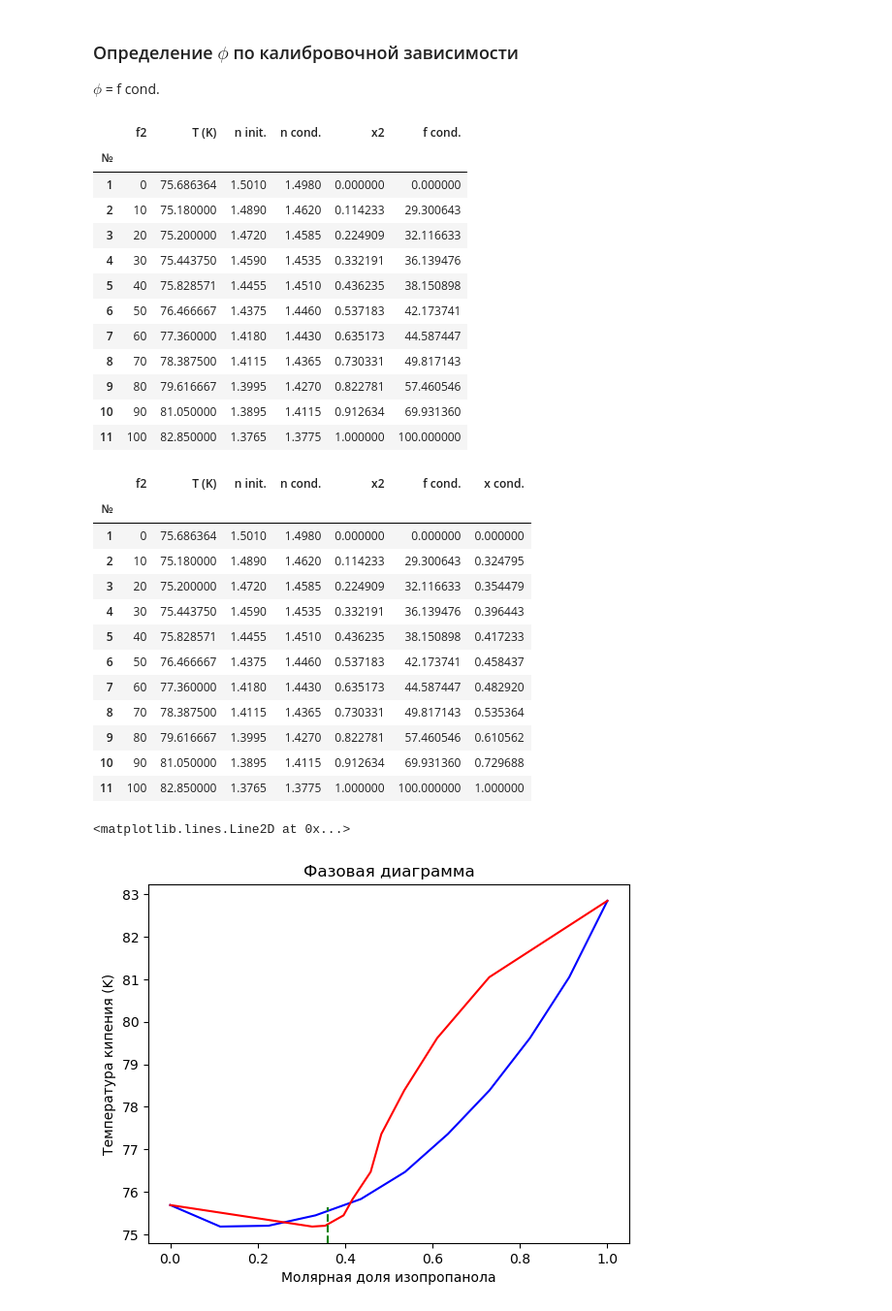
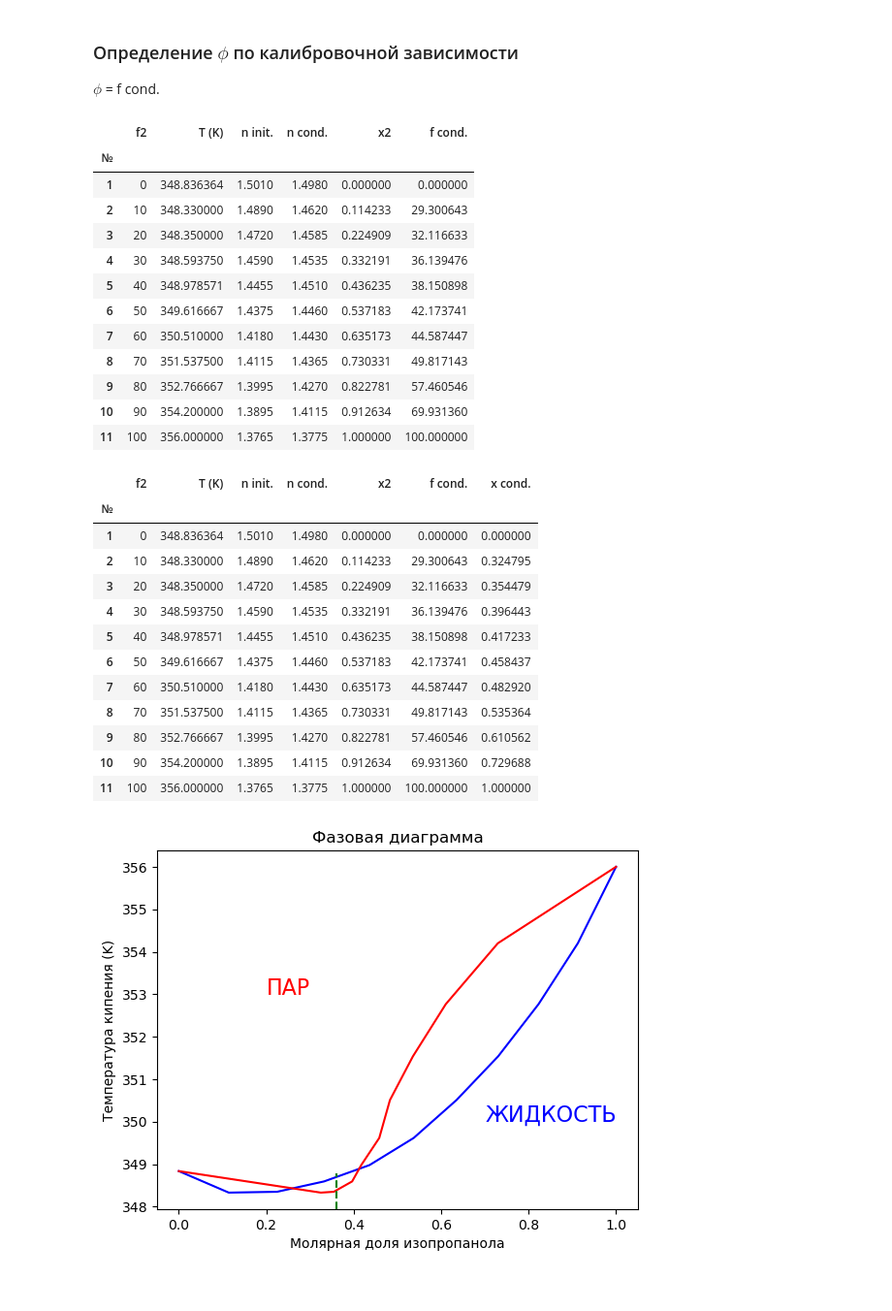
Before and after one commit to ifidontrelapse/MSUPractice, a Jupyter notebook: PhysChemPrac/пар-жидкость/vapour-liquid.ipynb, the cells around one changed output. Shown at 97% size. Cells and saved outputs as stored; diff of their text form; code cells hidden in the pictures.

```diff
--- a/PhysChemPrac/пар-жидкость/vapour-liquid.ipynb
+++ b/PhysChemPrac/пар-жидкость/vapour-liquid.ipynb
@@ -58,6 +50,8 @@ data['x2'] = 1.0 / ((1.0 + k / phi2)- k)
 data.loc[1, 'x2'] = 0
 
 data.style.format('{:.2f}')
+# K
+data['T (K)'] = data['T (K)'] + 273.15
 
 data
 # %% [output]
@@ -117,17 +111,17 @@ data
 # %% [output]
 |  | f2 | T (K) | n init. | n cond. | x2 | f cond. |
 | № |  |  |  |  |  |  |
-| 1 | 0 | 75.686364 | 1.5010 | 1.4980 | 0.000000 | 0.000000 |
-| 2 | 10 | 75.180000 | 1.4890 | 1.4620 | 0.114233 | 29.300643 |
-| 3 | 20 | 75.200000 | 1.4720 | 1.4585 | 0.224909 | 32.116633 |
-| 4 | 30 | 75.443750 | 1.4590 | 1.4535 | 0.332191 | 36.139476 |
-| 5 | 40 | 75.828571 | 1.4455 | 1.4510 | 0.436235 | 38.150898 |
-| 6 | 50 | 76.466667 | 1.4375 | 1.4460 | 0.537183 | 42.173741 |
-| 7 | 60 | 77.360000 | 1.4180 | 1.4430 | 0.635173 | 44.587447 |
-| 8 | 70 | 78.387500 | 1.4115 | 1.4365 | 0.730331 | 49.817143 |
-| 9 | 80 | 79.616667 | 1.3995 | 1.4270 | 0.822781 | 57.460546 |
-| 10 | 90 | 81.050000 | 1.3895 | 1.4115 | 0.912634 | 69.931360 |
-| 11 | 100 | 82.850000 | 1.3765 | 1.3775 | 1.000000 | 100.000000 |
+| 1 | 0 | 348.836364 | 1.5010 | 1.4980 | 0.000000 | 0.000000 |
+| 2 | 10 | 348.330000 | 1.4890 | 1.4620 | 0.114233 | 29.300643 |
+| 3 | 20 | 348.350000 | 1.4720 | 1.4585 | 0.224909 | 32.116633 |
+| 4 | 30 | 348.593750 | 1.4590 | 1.4535 | 0.332191 | 36.139476 |
+| 5 | 40 | 348.978571 | 1.4455 | 1.4510 | 0.436235 | 38.150898 |
+| 6 | 50 | 349.616667 | 1.4375 | 1.4460 | 0.537183 | 42.173741 |
+| 7 | 60 | 350.510000 | 1.4180 | 1.4430 | 0.635173 | 44.587447 |
+| 8 | 70 | 351.537500 | 1.4115 | 1.4365 | 0.730331 | 49.817143 |
+| 9 | 80 | 352.766667 | 1.3995 | 1.4270 | 0.822781 | 57.460546 |
+| 10 | 90 | 354.200000 | 1.3895 | 1.4115 | 0.912634 | 69.931360 |
+| 11 | 100 | 356.000000 | 1.3765 | 1.3775 | 1.000000 | 100.000000 |
 # %%
 phi_cond = data['f cond.']/100
 data['x cond.'] = 1.0 / ((1.0 + k / phi_cond)- k)
@@ -135,26 +129,29 @@ data
 # %% [output]
 |  | f2 | T (K) | n init. | n cond. | x2 | f cond. | x cond. |
 | № |  |  |  |  |  |  |  |
-| 1 | 0 | 75.686364 | 1.5010 | 1.4980 | 0.000000 | 0.000000 | 0.000000 |
-| 2 | 10 | 75.180000 | 1.4890 | 1.4620 | 0.114233 | 29.300643 | 0.324795 |
-| 3 | 20 | 75.200000 | 1.4720 | 1.4585 | 0.224909 | 32.116633 | 0.354479 |
-| 4 | 30 | 75.443750 | 1.4590 | 1.4535 | 0.332191 | 36.139476 | 0.396443 |
-| 5 | 40 | 75.828571 | 1.4455 | 1.4510 | 0.436235 | 38.150898 | 0.417233 |
-| 6 | 50 | 76.466667 | 1.4375 | 1.4460 | 0.537183 | 42.173741 | 0.458437 |
-| 7 | 60 | 77.360000 | 1.4180 | 1.4430 | 0.635173 | 44.587447 | 0.482920 |
-| 8 | 70 | 78.387500 | 1.4115 | 1.4365 | 0.730331 | 49.817143 | 0.535364 |
-| 9 | 80 | 79.616667 | 1.3995 | 1.4270 | 0.822781 | 57.460546 | 0.610562 |
-| 10 | 90 | 81.050000 | 1.3895 | 1.4115 | 0.912634 | 69.931360 | 0.729688 |
-| 11 | 100 | 82.850000 | 1.3765 | 1.3775 | 1.000000 | 100.000000 | 1.000000 |
+| 1 | 0 | 348.836364 | 1.5010 | 1.4980 | 0.000000 | 0.000000 | 0.000000 |
+| 2 | 10 | 348.330000 | 1.4890 | 1.4620 | 0.114233 | 29.300643 | 0.324795 |
+| 3 | 20 | 348.350000 | 1.4720 | 1.4585 | 0.224909 | 32.116633 | 0.354479 |
+| 4 | 30 | 348.593750 | 1.4590 | 1.4535 | 0.332191 | 36.139476 | 0.396443 |
+| 5 | 40 | 348.978571 | 1.4455 | 1.4510 | 0.436235 | 38.150898 | 0.417233 |
+| 6 | 50 | 349.616667 | 1.4375 | 1.4460 | 0.537183 | 42.173741 | 0.458437 |
+| 7 | 60 | 350.510000 | 1.4180 | 1.4430 | 0.635173 | 44.587447 | 0.482920 |
+| 8 | 70 | 351.537500 | 1.4115 | 1.4365 | 0.730331 | 49.817143 | 0.535364 |
+| 9 | 80 | 352.766667 | 1.3995 | 1.4270 | 0.822781 | 57.460546 | 0.610562 |
+| 10 | 90 | 354.200000 | 1.3895 | 1.4115 | 0.912634 | 69.931360 | 0.729688 |
+| 11 | 100 | 356.000000 | 1.3765 | 1.3775 | 1.000000 | 100.000000 | 1.000000 |
 # %%
 y = data['T (K)']
 
 plt.plot(data['x2'], y, color='blue')
 plt.plot(data['x cond.'], y, color='red')
 plt.xlabel('Молярная доля изопропанола')
 plt.ylabel('Температура кипения (K)')
 plt.title('Фазовая диаграмма')
 plt.axvline(0.36, ymin=0, ymax=0.1, linestyle='--', color='green')
+plt.text(0.2, 353, 'ПАР', color='red', fontsize=16)
+plt.text(0.7, 350, 'ЖИДКОСТЬ', color='blue', fontsize=16)
+
+plt.show()
 # %% [output]
-<matplotlib.lines.Line2D at 0x...>
-[figure, old version]
+[figure, new version]
```
Also changed, not shown: parts of 9 cells of this notebook.
